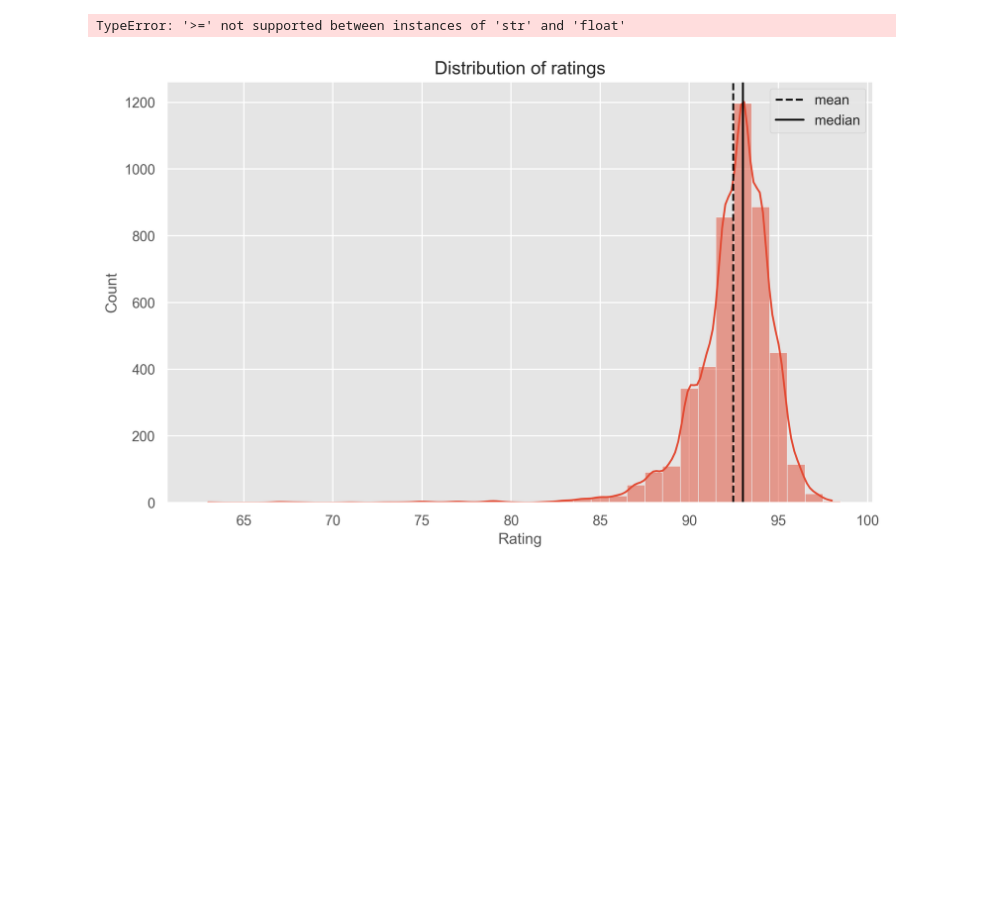
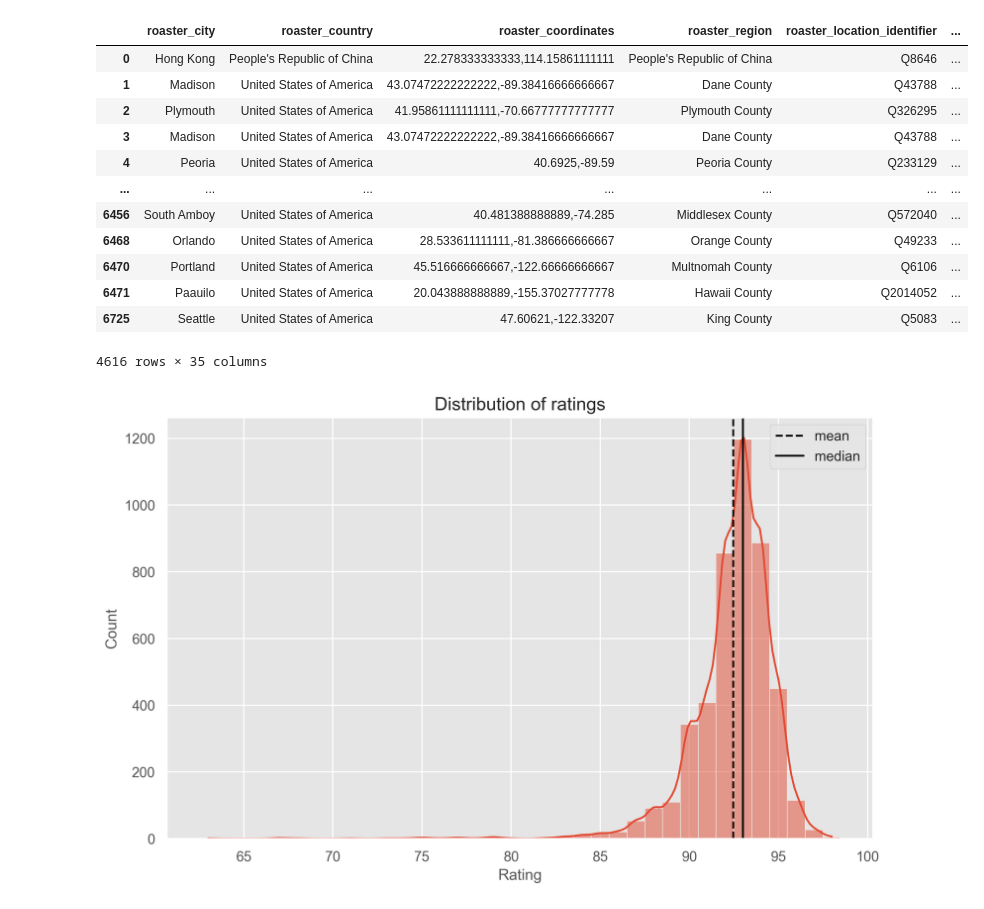
Before and after one commit to tynardone/coffee-reviews-analysis, a Jupyter notebook: roast_EDA.ipynb, the cells around one changed output. Drawn from its saved outputs; the diff is of its cells as text; code cells hidden in the pictures; blank space fills up the shorter version.

```diff
--- a/roast_EDA.ipynb
+++ b/roast_EDA.ipynb
@@ -16,43 +56,3 @@ df_raw = pd.read_csv(FILEPATH)
-# %%
-def tweak_df(df):
-    return (df
-            .replace('na', np.nan)
-            .dropna(subset=['origin_country_cluster', 'roaster_location', 'roast_level', 'body', 'aroma'])
-            .assign(origin_country=lambda df_: (df_['origin_country_cluster']
-                                                .str.split(',')
-                                                .str[-1]
-                                                .str.strip()
-                                                ),
-                    origin_region=lambda df_: (df_['origin_country_cluster']
-                                               .str.split(',')
-                                               .str[:-1]
-                                               .str.join(',')
-                                               .str.strip()
-                                               ),
-                    review_date = lambda df_: pd.to_datetime(df_['review_date'], format="%B %Y"),
-                    acidity = lambda df_: df_['acidity'].fillna(df_['acidity/structure']),
-                    agtron_external = lambda df_: (df_['agtron']
-                                                   .str.split('/')
-                                                   .str[0].str.strip()
-                                                   .replace(['', 'NA', 'g', '0'], np.nan)
-                                                   ),
-                    agtron_ground = lambda df_: (df_['agtron']
-                                                 .str.split('/')
-                                                 .str[1].str.strip()
-                                                 .replace(['', 'NA', 'wb', '0'], np.nan)),
-            )
-            .drop(columns=['acidity/structure', 'with_milk', 'bottom_line', 'agtron'])
-            .dropna(subset=['acidity']) # drop rows where acidity is still NaN, these are espresso reviews
-            .rename(columns={'country': 'roaster_country', 'roaster_location': 'roaster_city',
-                             'located in the administrative territorial entity': 'roaster_region',
-                             'coordinate location': 'roaster_coordinates'})
-            .assign(origin_region=lambda df_: df_['origin_region'].replace('', np.nan))
-            .astype({'agtron_external': 'Int64', 'agtron_ground': 'Int64', 'acidity': 'float',
-                     'aftertaste': 'Int64', 'aroma': 'float', 'body': 'float',
-                     'rating': 'Int64', 'flavor': 'float',})
-    )
-
-df = tweak_df(df_raw)
 # %%
 grams_conversions = {
         'ounces': 28.3495,
@@ -160,7 +167,7 @@ df = df.join(quantity_unit, how='left').join(price, how='left').join(currency, h
 with open('data/exchange_rates.json', 'r') as f:
     exchange_rates = json.load(f)
 
-df = (df
+df_reviews = (df_reviews
       .dropna(subset=['review_date', 'currency'])
       .astype({'review_date': 'str'})
       .assign(exchange_rate = lambda df_: df_.apply(lambda x: exchange_rates[x['review_date']][x['currency']], axis=1))
@@ -187,15 +194,27 @@ cpi = cpi_date('data/cpi.csv')
 cpi_jan_2024 = cpi.loc[cpi['date'] == '2024-01-01', 'cpi'].values[0]
 # %%
 (
-    df
+    df_reviews
     .join(cpi.set_index('date'), on='review_date')
     # Past dollars in terms of recent dollars = Dollar amount × Ending-period CPI / Beginning-period CPI.
     .assign(price_USD_2024 = lambda df_: np.round(df_['price_usd'] * cpi_jan_2024 / df_['cpi'], 2))
     .assign(price_USD_2024_per_100g = lambda df_: np.round(df_['price_USD_2024'] / df_['quantity_grams'] * 100, 2))
 
 )
 # %% [output]
+|  | roaster_city | roaster_country | roaster_coordinates | roaster_region | roaster_location_identifier | ... |
+| 0 | Hong Kong | People's Republic of China | 22.278333333333,114.15861111111 | People's Republic of China | Q8646 | ... |
+| 1 | Madison | United States of America | 43.07472222222222,-89.38416666666667 | Dane County | Q43788 | ... |
+| 2 | Plymouth | United States of America | 41.95861111111111,-70.66777777777777 | Plymouth County | Q326295 | ... |
+| 3 | Madison | United States of America | 43.07472222222222,-89.38416666666667 | Dane County | Q43788 | ... |
+| 4 | Peoria | United States of America | 40.6925,-89.59 | Peoria County | Q233129 | ... |
+| ... | ... | ... | ... | ... | ... | ... |
+| 6456 | South Amboy | United States of America | 40.481388888889,-74.285 | Middlesex County | Q572040 | ... |
+| 6468 | Orlando | United States of America | 28.533611111111,-81.386666666667 | Orange County | Q49233 | ... |
+| 6470 | Portland | United States of America | 45.516666666667,-122.66666666667 | Multnomah County | Q6106 | ... |
+| 6471 | Paauilo | United States of America | 20.043888888889,-155.37027777778 | Hawaii County | Q2014052 | ... |
+| 6725 | Seattle | United States of America | 47.60621,-122.33207 | King County | Q5083 | ... |
-TypeError: '>=' not supported between instances of 'str' and 'float'
+4616 rows × 35 columns
 # %%
 def plot_ratings_distribution(df):
     plt.figure(figsize=(10, 6))
```
Also changed, not shown: parts of 4 cells of this notebook, 1 other file.
